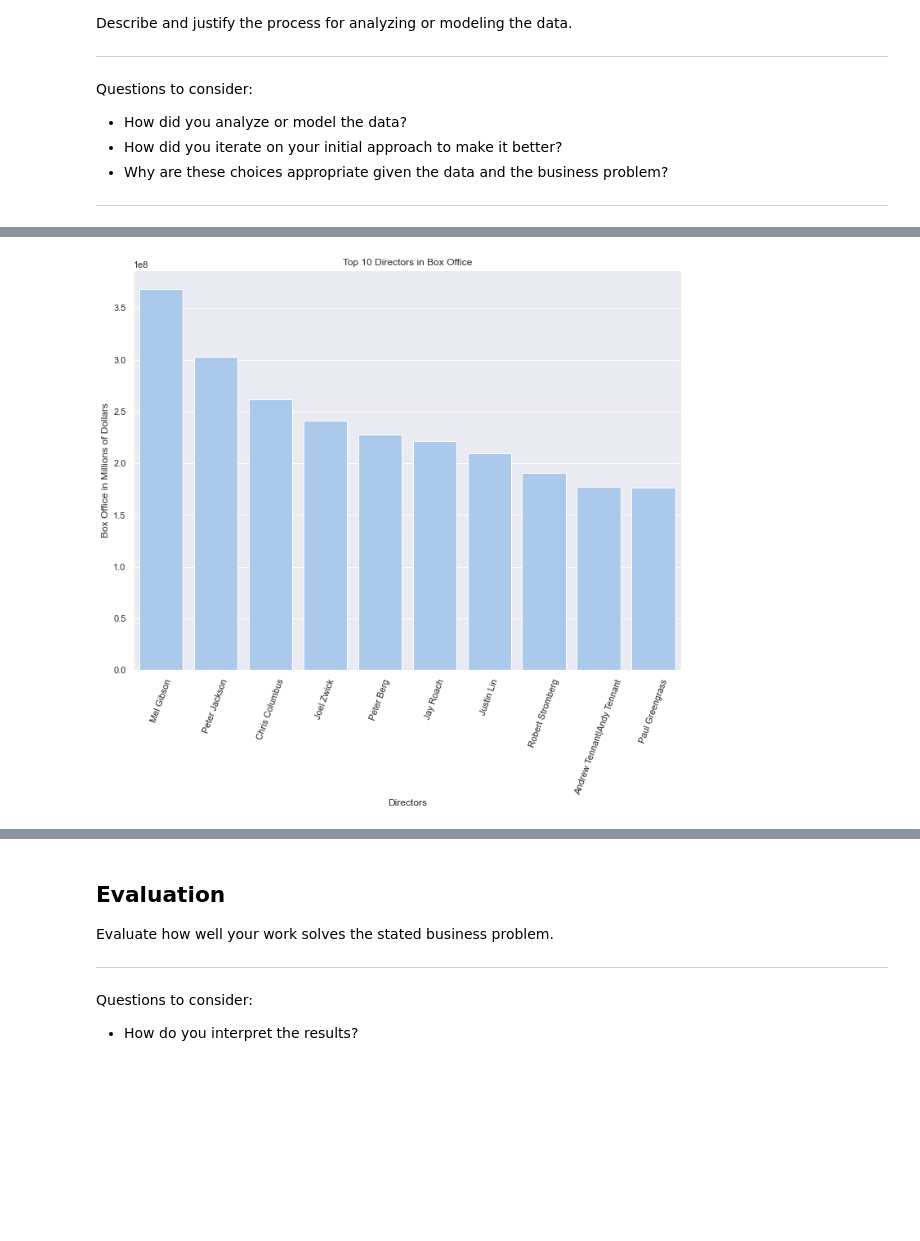
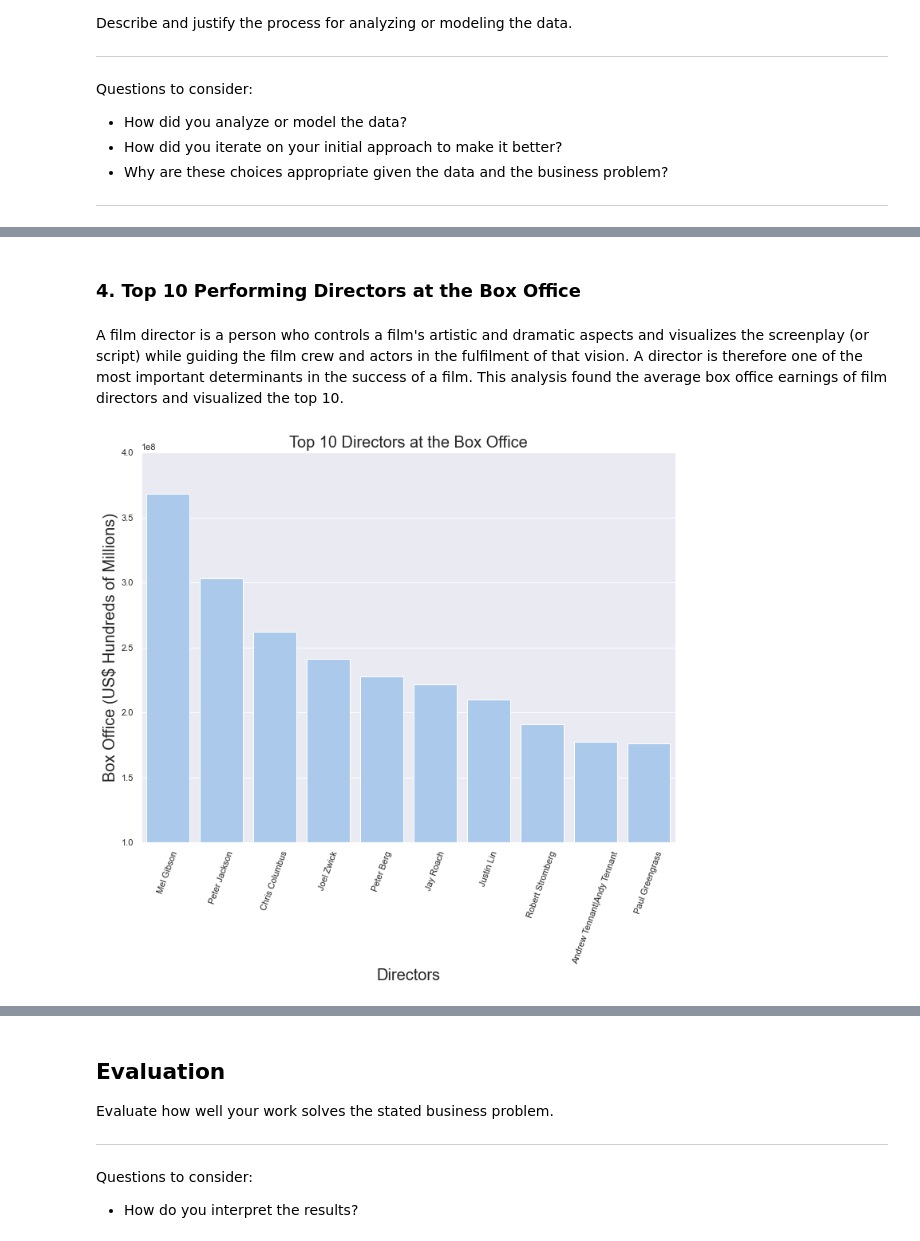
Before and after one commit to stevegithinji/Microsoft-Movies-Analysis, a Jupyter notebook: microsoft_movie_analysis.ipynb, the cells around one changed output, grey strips where cells are left out. Saved outputs shown, nothing was run; the diff lists cells and outputs as text; code cells hidden in the pictures; blank space fills up the shorter version.

```diff
--- a/microsoft_movie_analysis.ipynb
+++ b/microsoft_movie_analysis.ipynb
@@ -593,13 +613,22 @@ sns.lineplot(x=theater_date_rotten_tomatoes_df['theater_date'], y=theater_date_r
+# %% [markdown]
+### 4. Top 10 Performing Directors at the Box Office
+# %% [markdown]
+A film director is a person who controls a film's artistic and dramatic aspects and visualizes the screenplay (or script) while guiding the film crew and actors in the fulfilment of that vision. A director is therefore one of the most important determinants in the success of a film. This analysis found the average box office earnings of film directors and visualized the top 10.
 # %%
+# Initialize a Figure and an Axes and set color code
 fig, ax = plt.subplots(figsize=(12, 9))
+sns.set_color_codes("pastel")
 
-sns.set_color_codes("pastel")
+# Create a barplot
 sns.barplot(x=director_rotten_tomatoes_df['director'], y=director_rotten_tomatoes_df['box_office'],
             data=director_rotten_tomatoes_df,
             color="b")
-ax.set(title='Top 10 Directors in Box Office',
-       xlabel='Directors',
-       ylabel='Box Office in Millions of Dollars')
+
+# Set labels and limits
+ax.set_ylim(100000000, 400000000)
+ax.set_title('Top 10 Directors at the Box Office', fontsize=20)
+ax.set_xlabel('Directors', fontsize=20)
+ax.set_ylabel('Box Office (US$ Hundreds of Millions)', fontsize=20)
 ax.set_xticklabels(ax.get_xticklabels(), rotation=70);
 # %% [output]
-[figure, old version]
+[figure, new version]
```
Also changed, not shown: parts of 29 cells of this notebook.
